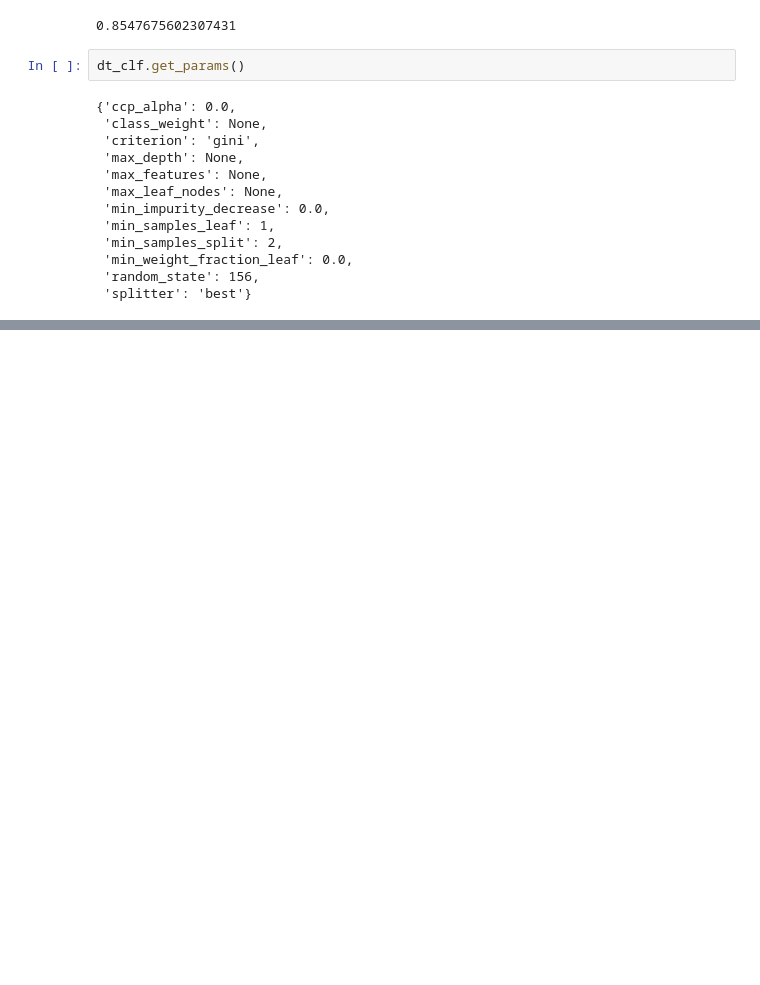
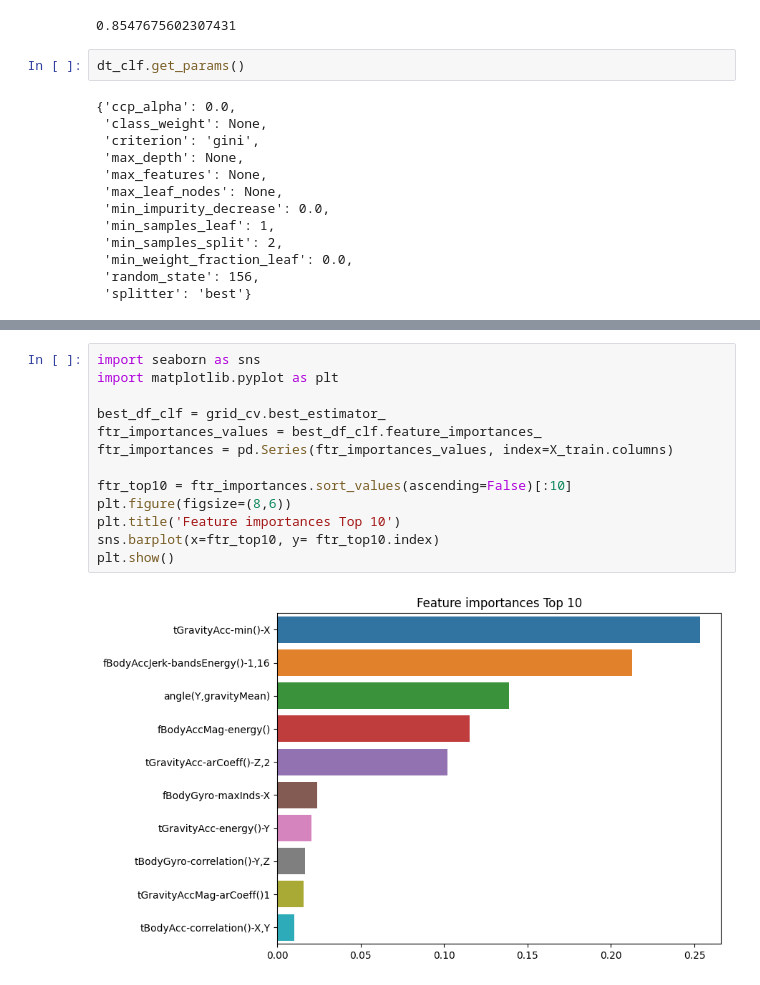
Before and after one commit to sejinhwang97ko/ubion_ml, a Jupyter notebook: Human Acitivity.ipynb, the cells around one changed output, grey strips where cells are left out. Saved outputs shown, nothing was run; the diff lists cells and outputs as text; blank space fills up the shorter version.

```diff
--- a/Human Acitivity.ipynb
+++ b/Human Acitivity.ipynb
@@ -203,0 +211,15 @@ pd.DataFrame(grid_cv.cv_results_)
+# %%
+import seaborn as sns
+import matplotlib.pyplot as plt
+
+best_df_clf = grid_cv.best_estimator_
+ftr_importances_values = best_df_clf.feature_importances_
+ftr_importances = pd.Series(ftr_importances_values, index=X_train.columns)
+
+ftr_top10 = ftr_importances.sort_values(ascending=False)[:10]
+plt.figure(figsize=(8,6))
+plt.title('Feature importances Top 10')
+sns.barplot(x=ftr_top10, y= ftr_top10.index)
+plt.show()
+# %% [output]
+[figure, added]
```
Also changed, not shown: parts of 2 cells of this notebook, 5 other files.
